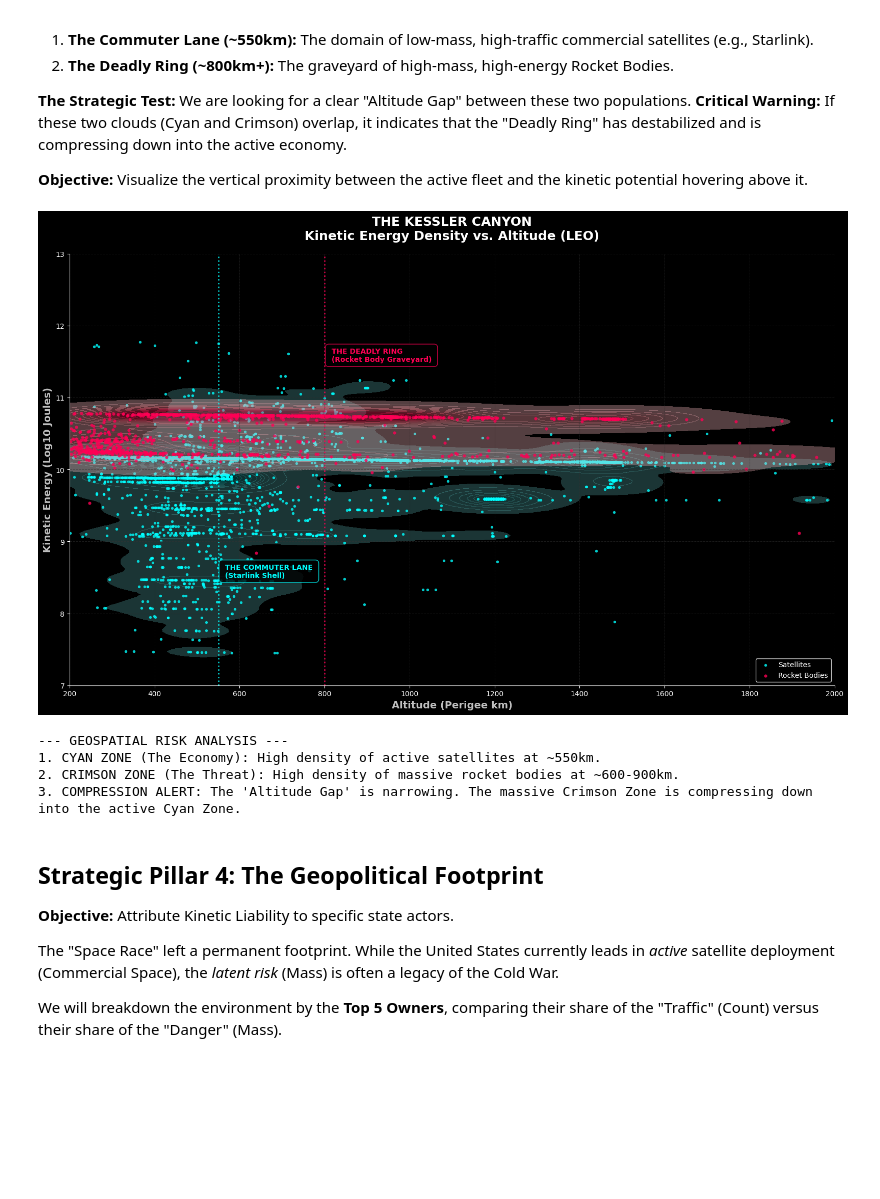
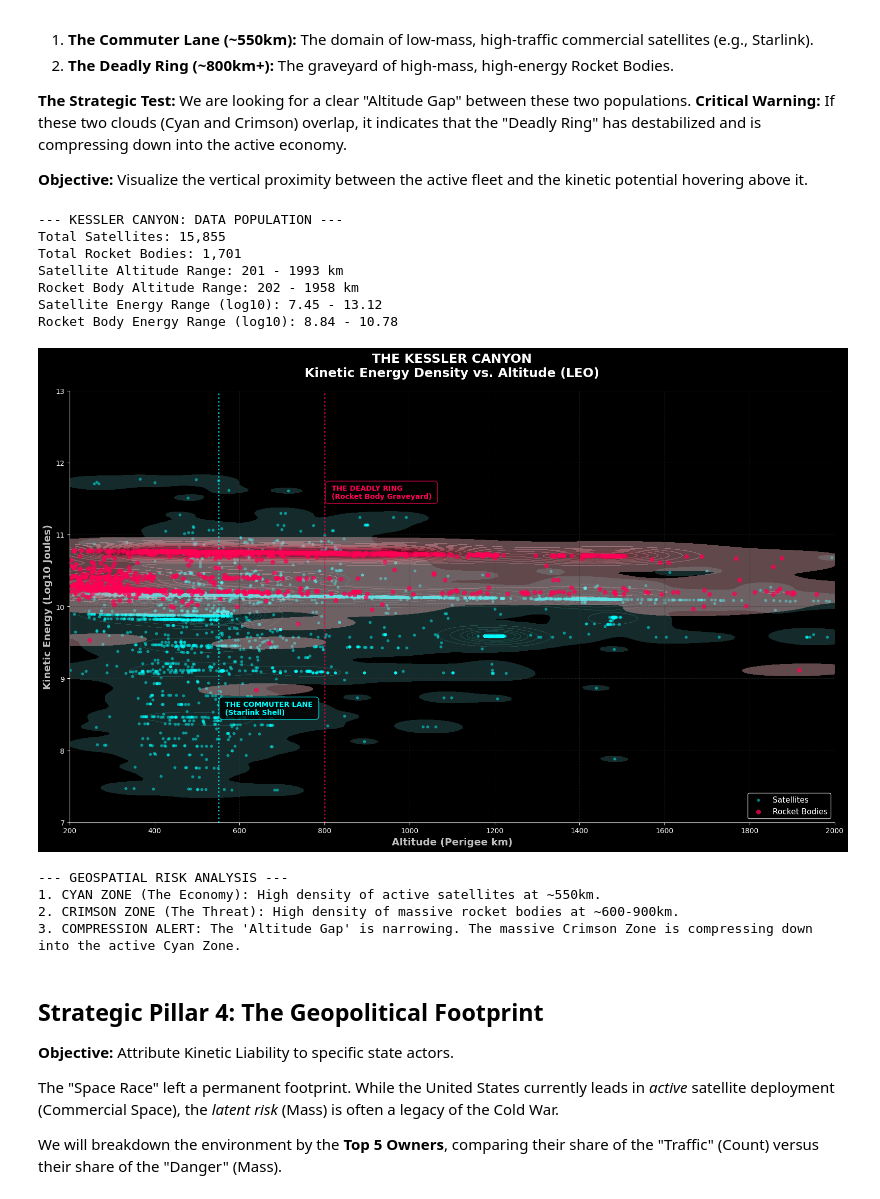
Before and after one commit to sithid/orbital-debris-assessment, a Jupyter notebook: notebooks/05_strategic_analysis.ipynb, the cells around one changed output. Saved outputs shown, nothing was run; the diff lists cells and outputs as text; code cells hidden in the pictures; blank space fills up the shorter version.

Commit message:
misc diagnostic reporting, need to implement proper report exports for diagnostics and verification

```diff
--- a/notebooks/05_strategic_analysis.ipynb
+++ b/notebooks/05_strategic_analysis.ipynb
@@ -227,55 +227,83 @@ leo_risk = leo_risk.replace([np.inf, -np.inf], np.nan).dropna(subset=['log_kinet
 payloads = leo_risk[payload_filter]
 rockets = leo_risk[leo_risk['category'] == 'Rocket Body']
 
+# Visualization parameters (tweak-friendly)
+KDE_THRESH = 0.002
+KDE_LEVELS_SATS = 20
+KDE_LEVELS_ROCKETS = 18
+KDE_BW_ADJUST_SATS = 0.90
+KDE_BW_ADJUST_ROCKETS = 0.90
+
+# Diagnostic output
+print("--- KESSLER CANYON: DATA POPULATION ---")
+print(f"Total Satellites: {len(payloads):,}")
+print(f"Total Rocket Bodies: {len(rockets):,}")
+print(f"Satellite Altitude Range: {payloads['perigee_km'].min():.0f} - {payloads['perigee_km'].max():.0f} km")
+print(f"Rocket Body Altitude Range: {rockets['perigee_km'].min():.0f} - {rockets['perigee_km'].max():.0f} km")
+print(f"Satellite Energy Range (log10): {payloads['log_kinetic_joules'].min():.2f} - {payloads['log_kinetic_joules'].max():.2f}")
+print(f"Rocket Body Energy Range (log10): {rockets['log_kinetic_joules'].min():.2f} - {rockets['log_kinetic_joules'].max():.2f}")
+
 plt.figure(figsize=(16, 10))
 
 cyan_hex = '#00FFFF'
 crimson_hex = '#FF0055'
 
-# Layer 1: The Commuter Lane (Satellites)
+# Layer 1: The Commuter Lane (Satellites) - Full Dataset, Maximum Visibility
 if len(payloads) > 0:
     sns.kdeplot(data=payloads, x='perigee_km', y='log_kinetic_joules',
-                fill=True, color=cyan_hex, alpha=0.25, levels=20, thresh=0.01, warn_singular=False)
+                fill=True, color=cyan_hex, alpha=0.20, levels=KDE_LEVELS_SATS, thresh=KDE_THRESH,
+                bw_adjust=KDE_BW_ADJUST_SATS, warn_singular=False)
+
     plt.scatter(payloads['perigee_km'], payloads['log_kinetic_joules'],
-                color=cyan_hex, s=15, alpha=0.8, linewidths=0, label='Satellites')
+                color=cyan_hex, s=18, alpha=0.5, linewidths=0, label='Satellites')
 
-# Layer 2: The Deadly Ring (Rocket Bodies)
+# Layer 2: The Deadly Ring (Rocket Bodies) - Full Dataset, Maximum Visibility
 if len(rockets) > 0:
     sns.kdeplot(data=rockets, x='perigee_km', y='log_kinetic_joules',
-                fill=True, color=crimson_hex, alpha=0.35, levels=15, thresh=0.01, warn_singular=False)
+                fill=True, color=crimson_hex, alpha=0.40, levels=KDE_LEVELS_ROCKETS, thresh=KDE_THRESH,
+                bw_adjust=KDE_BW_ADJUST_ROCKETS, warn_singular=False)
+
     plt.scatter(rockets['perigee_km'], rockets['log_kinetic_joules'],
-                color=crimson_hex, s=20, alpha=0.8, linewidths=0, label='Rocket Bodies')
+                color=crimson_hex, s=45, alpha=0.75, linewidths=0, label='Rocket Bodies', zorder=10)
 
 plt.title('THE KESSLER CANYON\nKinetic Energy Density vs. Altitude (LEO)', fontsize=18, fontweight='bold', color='white', pad=20)
 plt.xlabel('Altitude (Perigee km)', fontsize=14, fontweight='bold', color='silver')
 plt.ylabel('Kinetic Energy (Log10 Joules)', fontsize=14, fontweight='bold', color='silver')
 plt.ylim(7, 13)
 plt.xlim(200, 2000)
 plt.grid(True, color='#333333', linestyle='--', linewidth=0.8, alpha=0.5)
 
+# Strategic Zones
 plt.axvline(550, color=cyan_hex, linestyle=':', alpha=0.8, linewidth=2)
 plt.text(560, 8.5, ' THE COMMUTER LANE \n (Starlink Shell) ', color=cyan_hex, fontweight='bold',
          bbox=dict(facecolor='black', alpha=0.8, edgecolor=cyan_hex, boxstyle='round,pad=0.5'))
 
 plt.axvline(800, color=crimson_hex, linestyle=':', alpha=0.8, linewidth=2)
 plt.text(810, 11.5, ' THE DEADLY RING \n (Rocket Body Graveyard) ', color=crimson_hex, fontweight='bold',
          bbox=dict(facecolor='black', alpha=0.8, edgecolor=crimson_hex, boxstyle='round,pad=0.5'))
 
-plt.legend(loc='lower right', frameon=True, facecolor='black', edgecolor='white')
+plt.legend(loc='lower right', frameon=True, facecolor='black', edgecolor='white', fontsize=11)
 plt.tight_layout()
 plt.savefig('../images/kessler_canyon.png', dpi=300, bbox_inches='tight')
 plt.show()
 
-print("--- GEOSPATIAL RISK ANALYSIS ---")
+print("\n--- GEOSPATIAL RISK ANALYSIS ---")
 print("1. CYAN ZONE (The Economy): High density of active satellites at ~550km.")
 print("2. CRIMSON ZONE (The Threat): High density of massive rocket bodies at ~600-900km.")
 print("3. COMPRESSION ALERT: The 'Altitude Gap' is narrowing. The massive Crimson Zone is compressing down into the active Cyan Zone.")
 # %% [output]
+--- KESSLER CANYON: DATA POPULATION ---
+Total Satellites: 15,855
+Total Rocket Bodies: 1,701
+Satellite Altitude Range: 201 - 1993 km
+Rocket Body Altitude Range: 202 - 1958 km
+Satellite Energy Range (log10): 7.45 - 13.12
+Rocket Body Energy Range (log10): 8.84 - 10.78
-[figure, old version]
+[figure, new version]
---- GEOSPATIAL RISK ANALYSIS ---
-1. CYAN ZONE (The Economy): High density of active satellites at ~550km.
-2. CRIMSON ZONE (The Threat): High density of massive rocket bodies at ~600-900km.
-3. COMPRESSION ALERT: The 'Altitude Gap' is narrowing. The massive Crimson Zone is compressing down into the active Cyan Zone.
+--- GEOSPATIAL RISK ANALYSIS ---
+1. CYAN ZONE (The Economy): High density of active satellites at ~550km.
+2. CRIMSON ZONE (The Threat): High density of massive rocket bodies at ~600-900km.
+3. COMPRESSION ALERT: The 'Altitude Gap' is narrowing. The massive Crimson Zone is compressing down into the active Cyan Zone.
 # %% [markdown]
 ## **Strategic Pillar 4: The Geopolitical Footprint**
 
```
Also changed, not shown: parts of 1 cell of this notebook, 4 other files.
